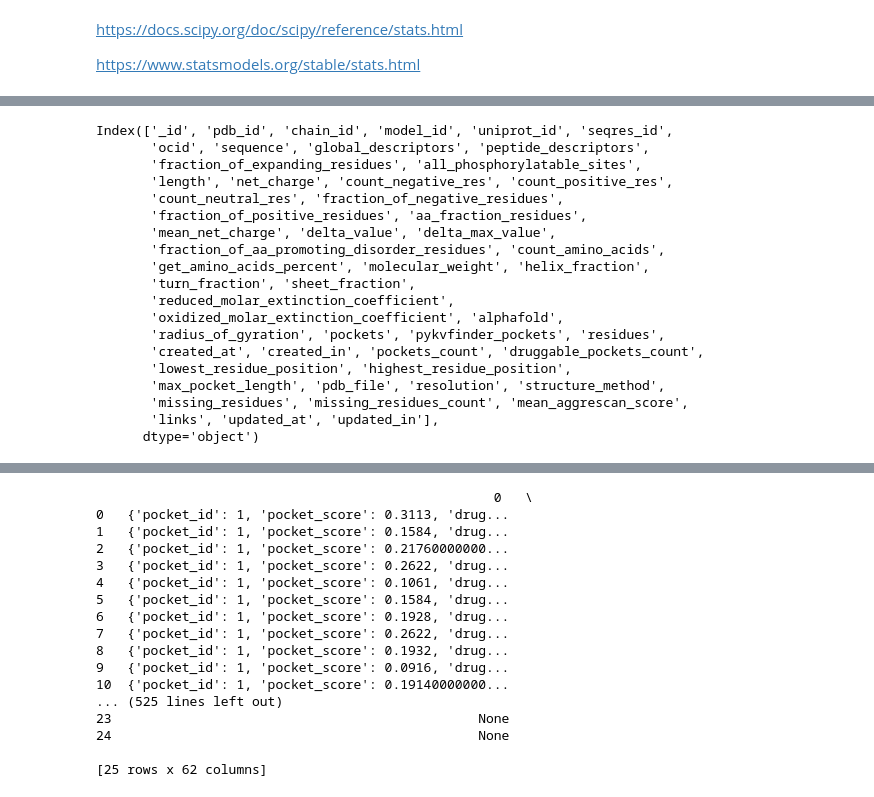
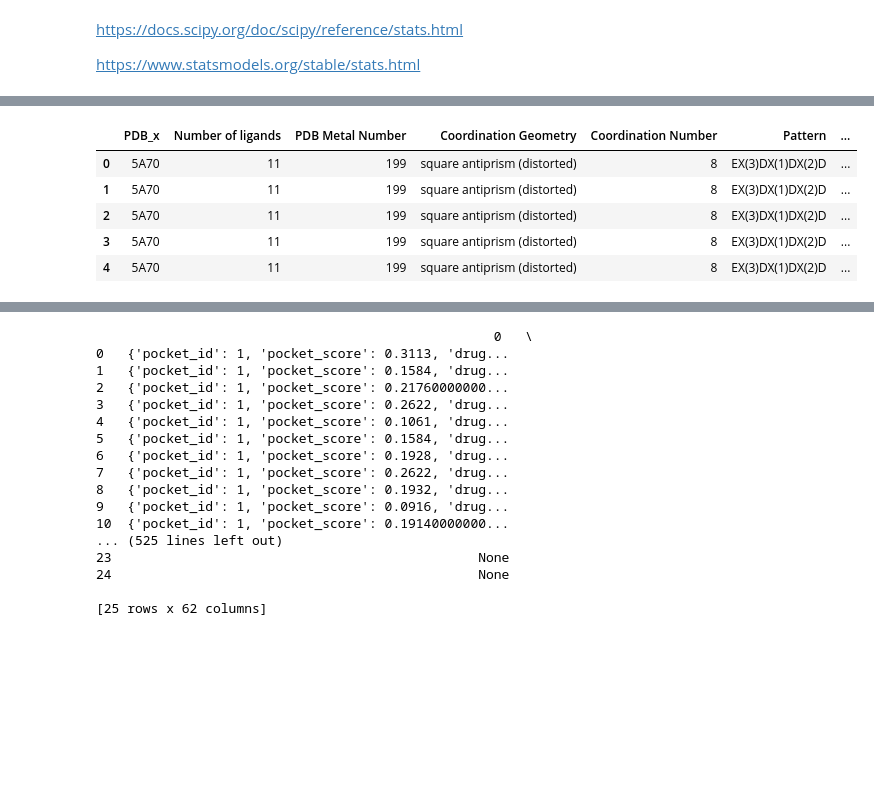
Before and after one commit to leandrosommese/Herramientas-de-estadistica, a Jupyter notebook: Modulo3/contraste_de_hipotesis.ipynb, the cells around one changed output, grey strips where cells are left out. Saved outputs shown, nothing was run; the diff lists cells and outputs as text; code cells hidden in the pictures; blank space fills up the shorter version.

```diff
--- a/Modulo3/contraste_de_hipotesis.ipynb
+++ b/Modulo3/contraste_de_hipotesis.ipynb
@@ -24,22 +12,11 @@ cavidb_modelos.head()
-# %%
-cavidb_modelos.columns
-# %% [output]
-Index(['_id', 'pdb_id', 'chain_id', 'model_id', 'uniprot_id', 'seqres_id',
-       'ocid', 'sequence', 'global_descriptors', 'peptide_descriptors',
-       'fraction_of_expanding_residues', 'all_phosphorylatable_sites',
-       'length', 'net_charge', 'count_negative_res', 'count_positive_res',
-       'count_neutral_res', 'fraction_of_negative_residues',
-       'fraction_of_positive_residues', 'aa_fraction_residues',
-       'mean_net_charge', 'delta_value', 'delta_max_value',
-       'fraction_of_aa_promoting_disorder_residues', 'count_amino_acids',
-       'get_amino_acids_percent', 'molecular_weight', 'helix_fraction',
-       'turn_fraction', 'sheet_fraction',
-       'reduced_molar_extinction_coefficient',
-       'oxidized_molar_extinction_coefficient', 'alphafold',
-       'radius_of_gyration', 'pockets', 'pykvfinder_pockets', 'residues',
-       'created_at', 'created_in', 'pockets_count', 'druggable_pockets_count',
-       'lowest_residue_position', 'highest_residue_position',
-       'max_pocket_length', 'pdb_file', 'resolution', 'structure_method',
-       'missing_residues', 'missing_residues_count', 'mean_aggrescan_score',
-       'links', 'updated_at', 'updated_in'],
-      dtype='object')
+# %%
+path = '/home/lean/Documentos/Lean/Estadistica/Manejo de Datos en Biología Computacional. Herramientas de Estadística/Herramientas-de-estadistica/Modulo3/'
+ca_binding = pd.read_csv(path + 'final_df.csv')
+ca_binding.head()
+# %% [output]
+|  | PDB_x | Number of ligands | PDB Metal Number | Coordination Geometry | Coordination Number | Pattern | ... |
+| 0 | 5A70 | 11 | 199 | square antiprism (distorted) | 8 | EX(3)DX(1)DX(2)D | ... |
+| 1 | 5A70 | 11 | 199 | square antiprism (distorted) | 8 | EX(3)DX(1)DX(2)D | ... |
+| 2 | 5A70 | 11 | 199 | square antiprism (distorted) | 8 | EX(3)DX(1)DX(2)D | ... |
+| 3 | 5A70 | 11 | 199 | square antiprism (distorted) | 8 | EX(3)DX(1)DX(2)D | ... |
+| 4 | 5A70 | 11 | 199 | square antiprism (distorted) | 8 | EX(3)DX(1)DX(2)D | ... |
```
Also changed, not shown: parts of 11 cells of this notebook, 1 other file.
